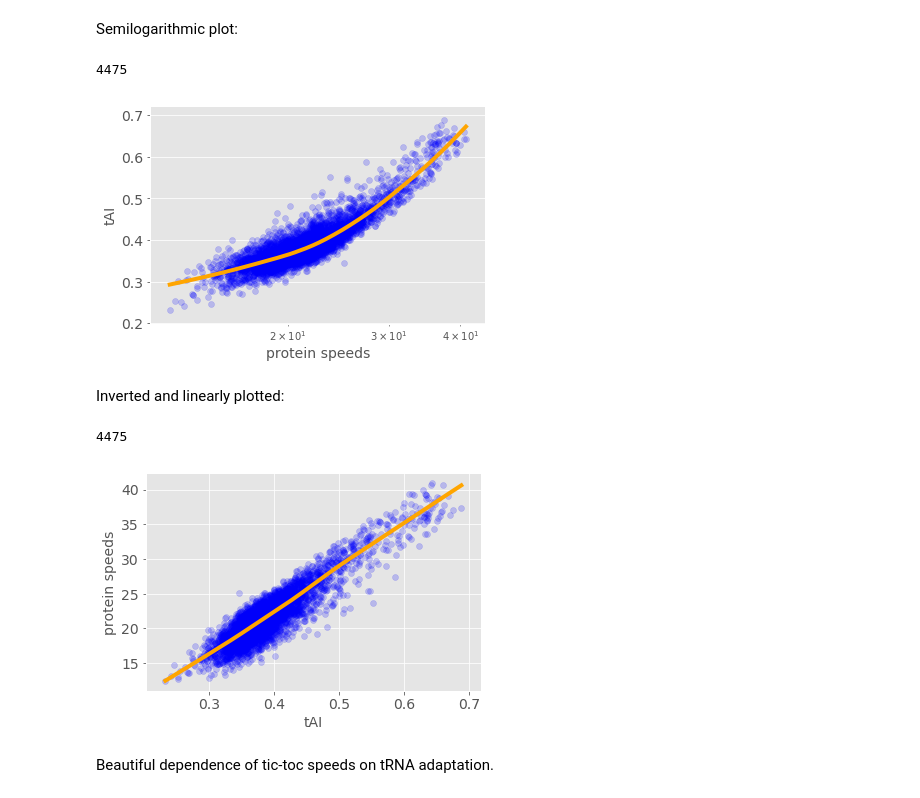
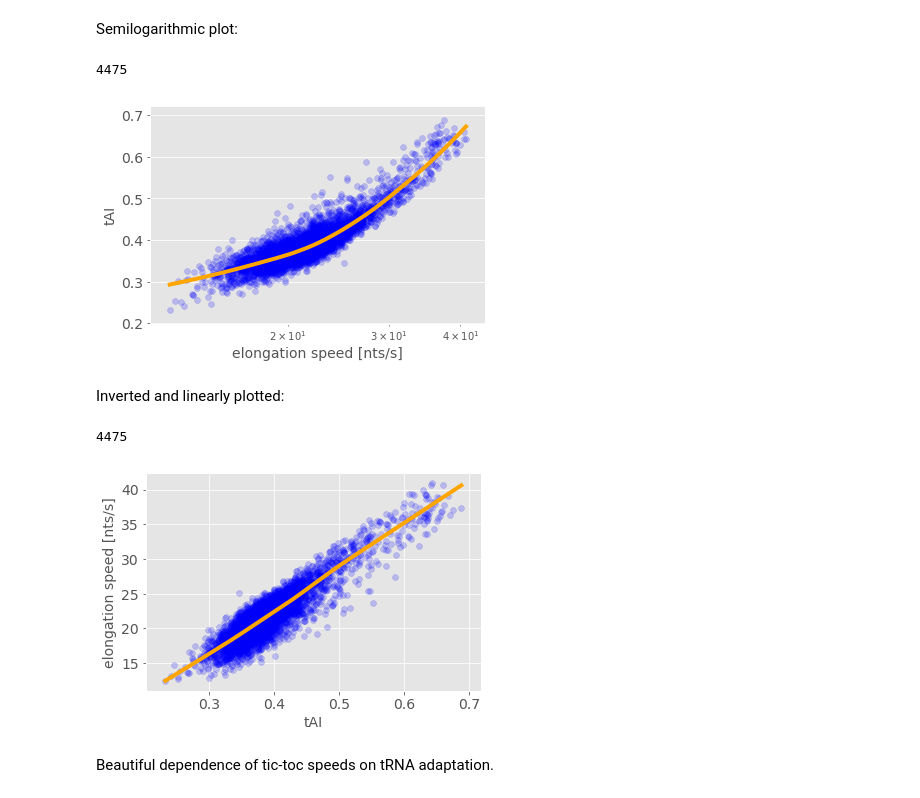
Before and after one commit to gittenberg/TRSL, a Jupyter notebook: workbooks/analyses/09 Codon_usage_analysis_tAI_cAI.ipynb, the cells around one changed output. Drawn from its saved outputs; the diff is of its cells as text; code cells hidden in the pictures.

```diff
--- a/workbooks/analyses/09 Codon_usage_analysis_tAI_cAI.ipynb
+++ b/workbooks/analyses/09 Codon_usage_analysis_tAI_cAI.ipynb
@@ -514,18 +515,18 @@ tic_toc_speed_dict = dict(zip(df['name'] , df['Speed']))
 # %% [markdown]
 Semilogarithmic plot:
 # %%
-scatter_dicts(tic_toc_speed_dict, tAI_dict_python_chu, "protein speeds", "tAI", 14, 0.2,
+scatter_dicts(tic_toc_speed_dict, tAI_dict_python_chu, "elongation speed [nts/s]", "tAI", 14, 0.2,
                         True, False)
 # %% [output]
 4475
-[figure, old version]
+[figure, new version]
 # %% [markdown]
 Inverted and linearly plotted:
 # %%
-scatter_dicts(tAI_dict_python_chu, tic_toc_speed_dict, "tAI",  "protein speeds", 14, 0.2, False, False)
+scatter_dicts(tAI_dict_python_chu, tic_toc_speed_dict, "tAI",  "elongation speed [nts/s]", 14, 0.2, False, False)
 # %% [output]
 4475
-[figure, old version]
+[figure, new version]
 # %% [markdown]
 Beautiful dependence of tic-toc speeds on tRNA adaptation.
 # %% [markdown]
```
Also changed, not shown: parts of 49 cells of this notebook.
